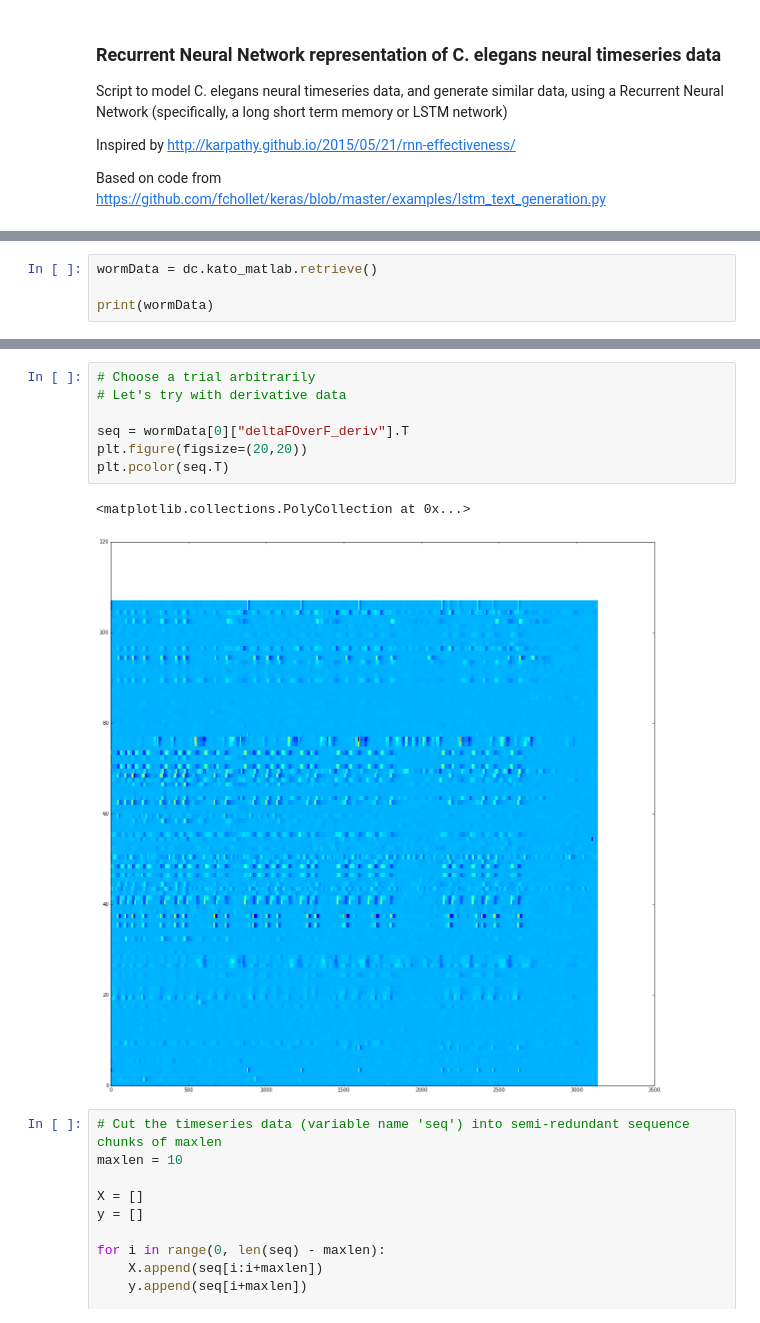
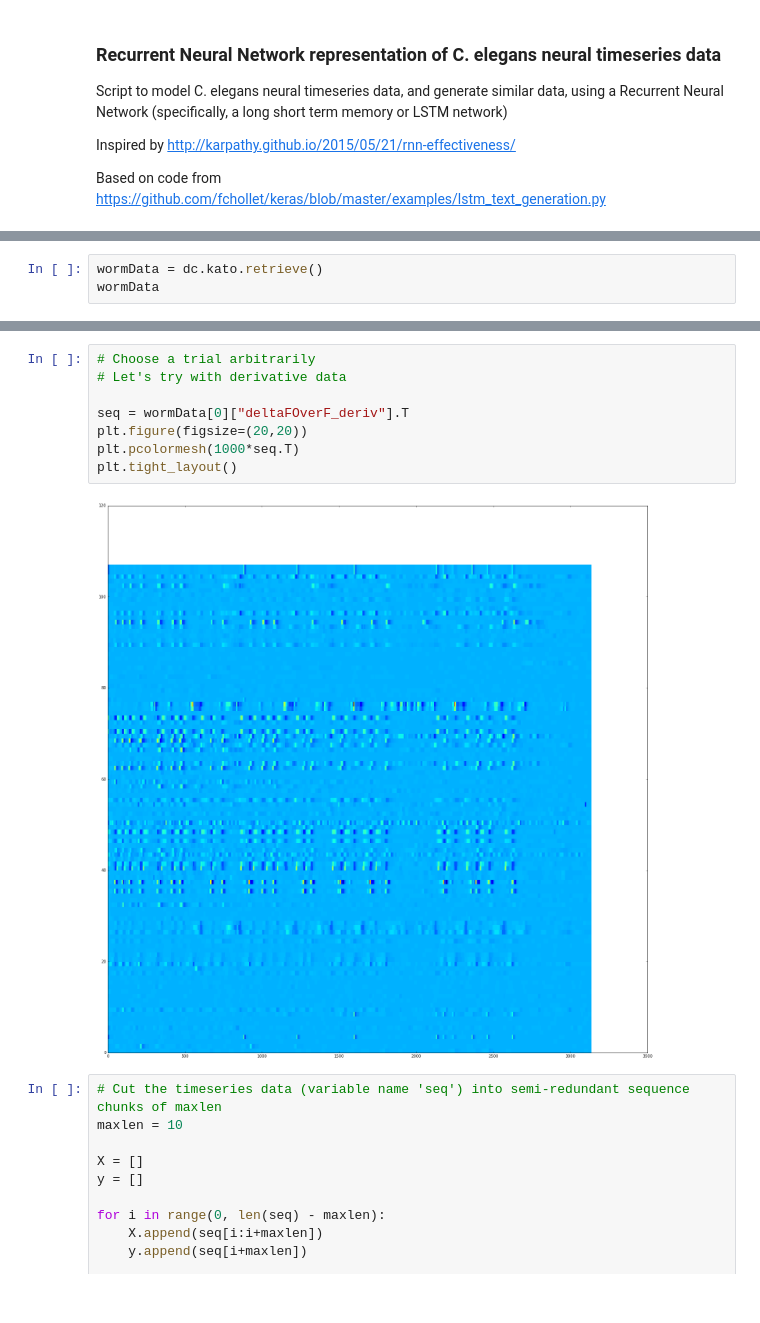
Before and after one commit to openworm/neuronal-analysis, a Jupyter notebook: laboratory/RecurrentNeuralNetwork.ipynb, the cells around one changed output, grey strips where cells are left out. Saved outputs shown, nothing was run; the diff lists cells and outputs as text.

```diff
--- a/laboratory/RecurrentNeuralNetwork.ipynb
+++ b/laboratory/RecurrentNeuralNetwork.ipynb
@@ -30,5 +33,4 @@ import data_config as dc
 # %%
-wormData = dc.kato_matlab.retrieve()
-
-print(wormData)
+wormData = dc.kato.retrieve()
+wormData
 # %% [output]
@@ -52,13 +44,13 @@ tv                 [[0.0, 0.35305655443, 0.706113108859, 1.059169...
 # %%
 # Choose a trial arbitrarily
 # Let's try with derivative data
 
 seq = wormData[0]["deltaFOverF_deriv"].T
 plt.figure(figsize=(20,20))
-plt.pcolor(seq.T)
+plt.pcolormesh(1000*seq.T)
+plt.tight_layout()
 # %% [output]
-<matplotlib.collections.PolyCollection at 0x...>
-[figure, old version]
+[figure, new version]
 # %%
 # Cut the timeseries data (variable name 'seq') into semi-redundant sequence chunks of maxlen
 maxlen = 10
```
Also changed, not shown: parts of 3 cells of this notebook, 7 other files.
